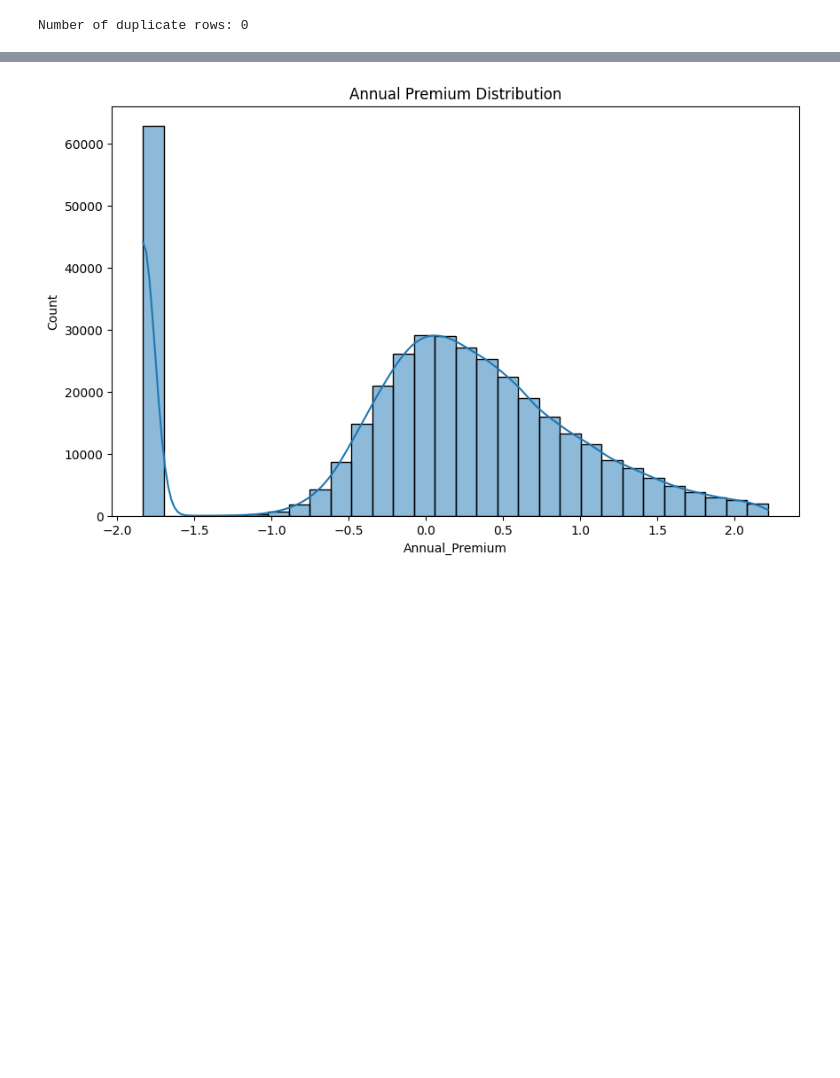
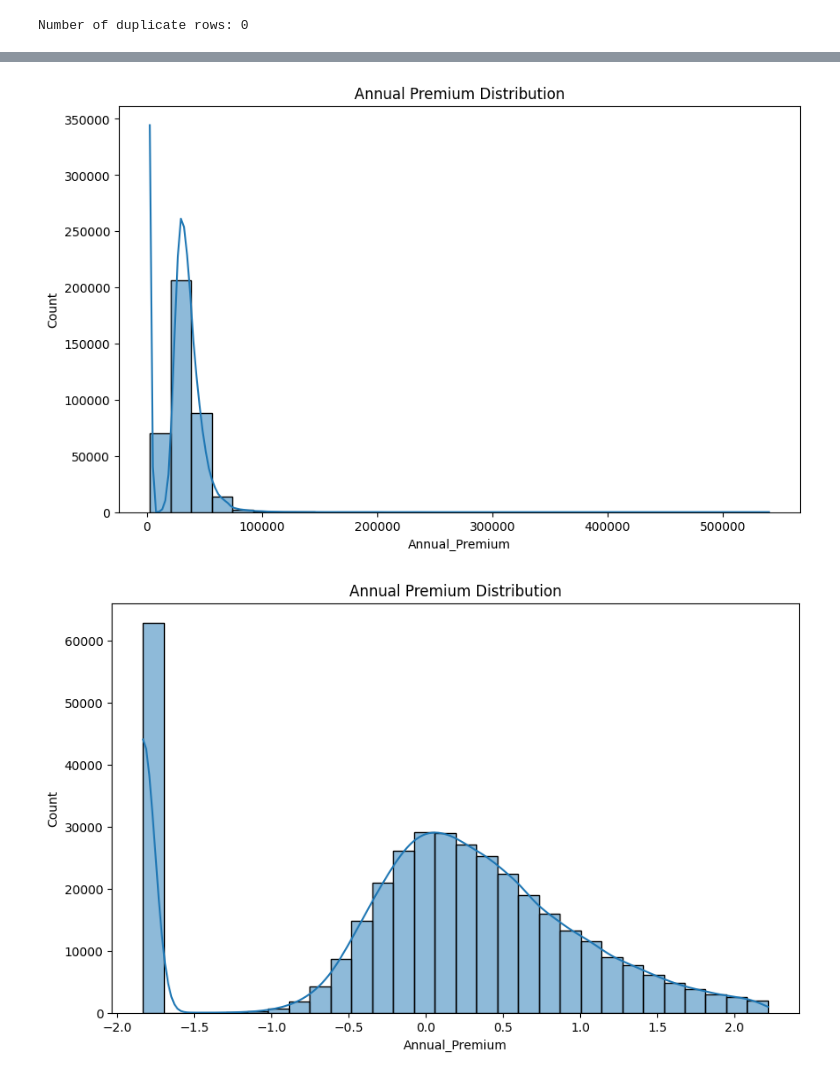
Before and after one commit to Hemanthtak2000/22073706_Project_UoH, a Jupyter notebook: 22073706_Code.ipynb, the cells around one changed output, grey strips where cells are left out. Saved outputs shown, nothing was run; the diff lists cells and outputs as text; code cells hidden in the pictures; blank space fills up the shorter version.

```diff
--- a/22073706_Code.ipynb
+++ b/22073706_Code.ipynb
@@ -105,20 +109,3 @@ The numerical features in the Insurance Dataset are:
 
 The Categorical features in the Insurance Dataset are:
 ['Gender', 'Vehicle_Age', 'Vehicle_Damage']
-# %%
-from sklearn.preprocessing import LabelEncoder
-
-# make an instance of Label Encoder
-label_encoder = LabelEncoder()
-
-# transform 'Gender' from Object to Numeric using fit_transform
-Ins_Details['Gender'] = label_encoder.fit_transform(Ins_Details['Gender'])
-
-# transform 'Vehicle_Age' from Object to Numeric using fit_transform
-Ins_Details['Vehicle_Age'] = label_encoder.fit_transform(Ins_Details['Vehicle_Age'])
-
-# transform 'Vehicle_Damage' from Object to Numeric using fit_transform
-Ins_Details['Vehicle_Damage'] = label_encoder.fit_transform(Ins_Details['Vehicle_Damage'])
-
-# Let's look at the top 10 rows to see how the transformation helped
-Ins_Details.head()
@@ -251,3 +281,11 @@ print(Ins_Details_PP_OL[num_cols].head())
+# %%
+# Annual Premium Distribution before Outliers removal and scaling
+plt.figure(figsize=(10, 6))
+sns.histplot(Ins_Details['Annual_Premium'], kde=True, bins=30)
+plt.title('Annual Premium Distribution')
+plt.show()
+# %% [output]
+[figure, added]
 # %%
 # Annual Premium Distribution after Outliers removal and scaling
 plt.figure(figsize=(10, 6))
```
Also changed, not shown: parts of 57 cells of this notebook.
